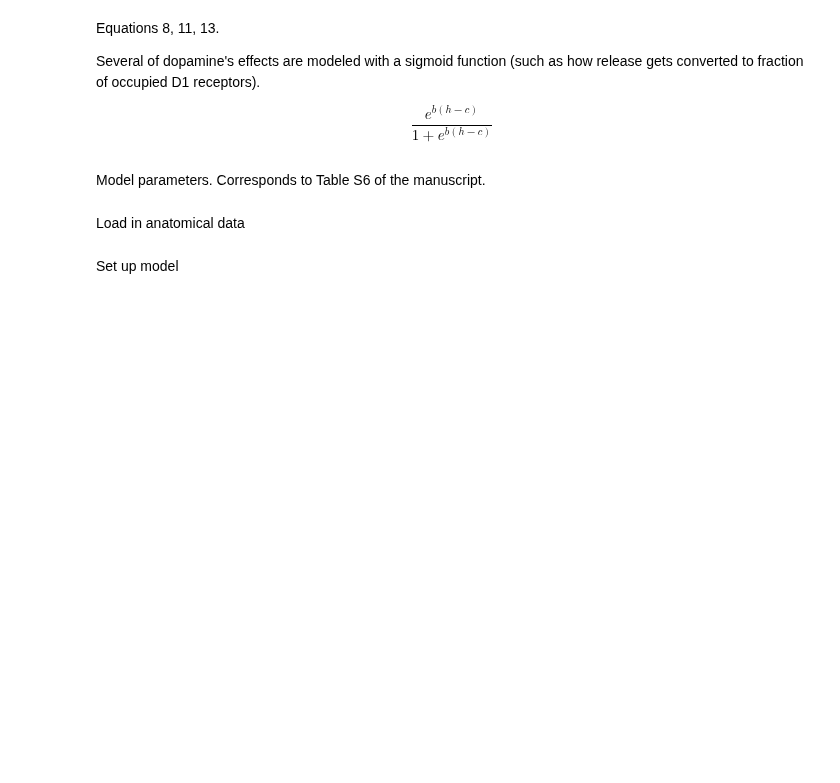
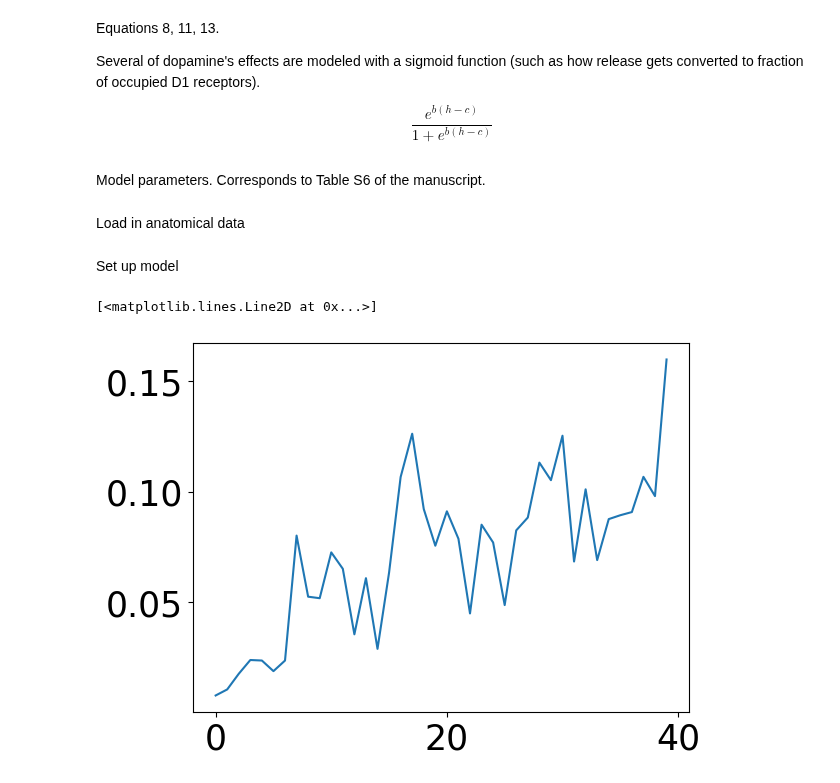
Before and after one commit to GKDavidson1/serotonin, a Jupyter notebook: reduced.ipynb, the cells around one changed output. Saved outputs shown, nothing was run; the diff lists cells and outputs as text; code cells hidden in the pictures; blank space fills up the shorter version.

```diff
--- a/reduced.ipynb
+++ b/reduced.ipynb
@@ -718,3 +720,9 @@ R = large_scale_da_model(pops, num_pops, num_e_pops, num_areas, e_grad, g_adapt,
                           ,I_ext,I_lr_nmda,I_lr_ampa,I_local_nmda,I_local_ampa,I_local_gaba
                           ,I_soma_dend,I_total,I_exc_dend,I_inh_dend,I_local_gaba_dend,I_adapt
                           ,I_0,I_noise,noise_rhs,PARAMS,lr_targets_FEF)
+e_da = nmda_da_grad * e_grad
+# %%
+plt.plot(e_da-e_grad)
+# %% [output]
+[<matplotlib.lines.Line2D at 0x...>]
+[figure, added]
```
Also changed, not shown: parts of 5 cells of this notebook, 20 other files.
